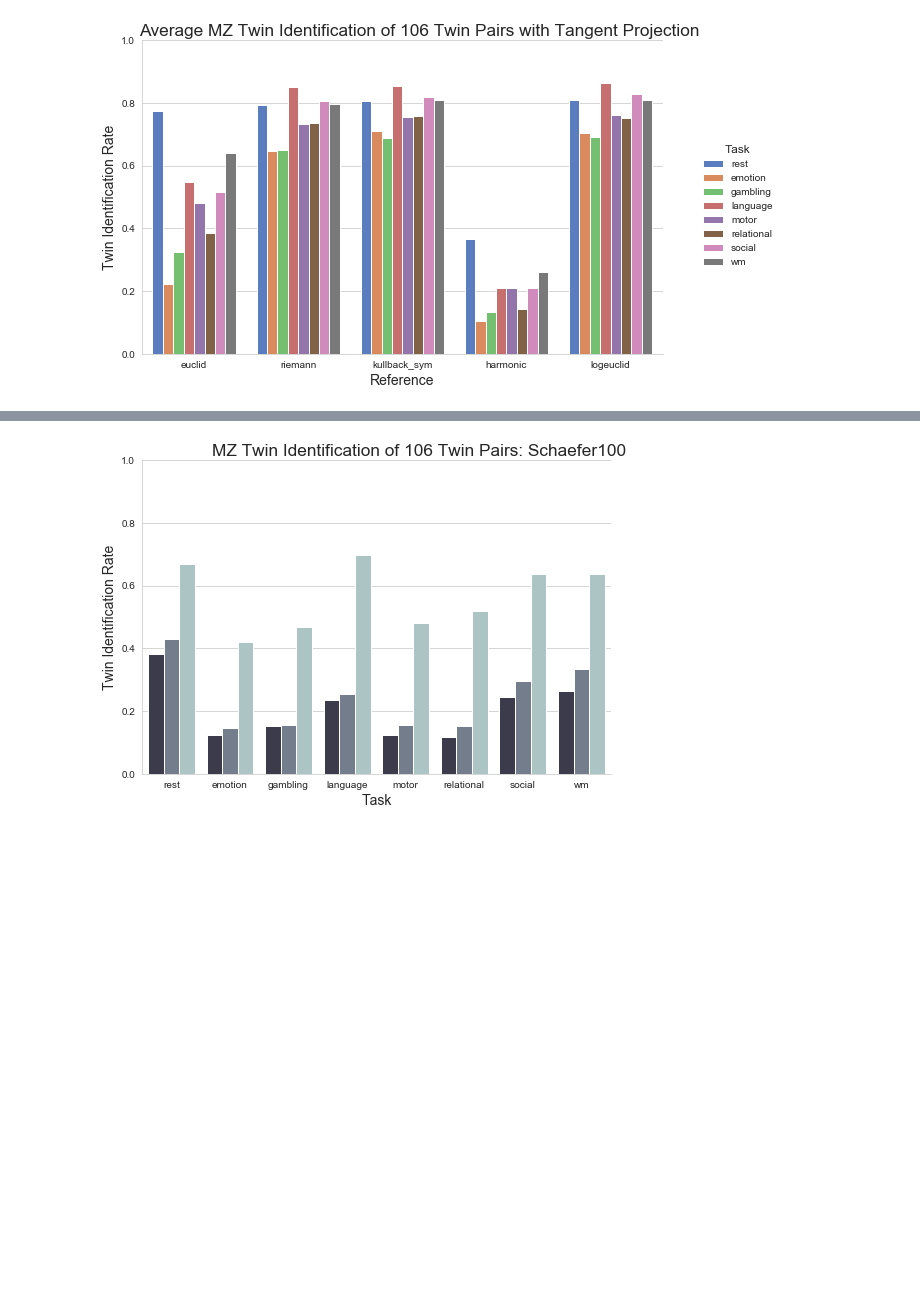
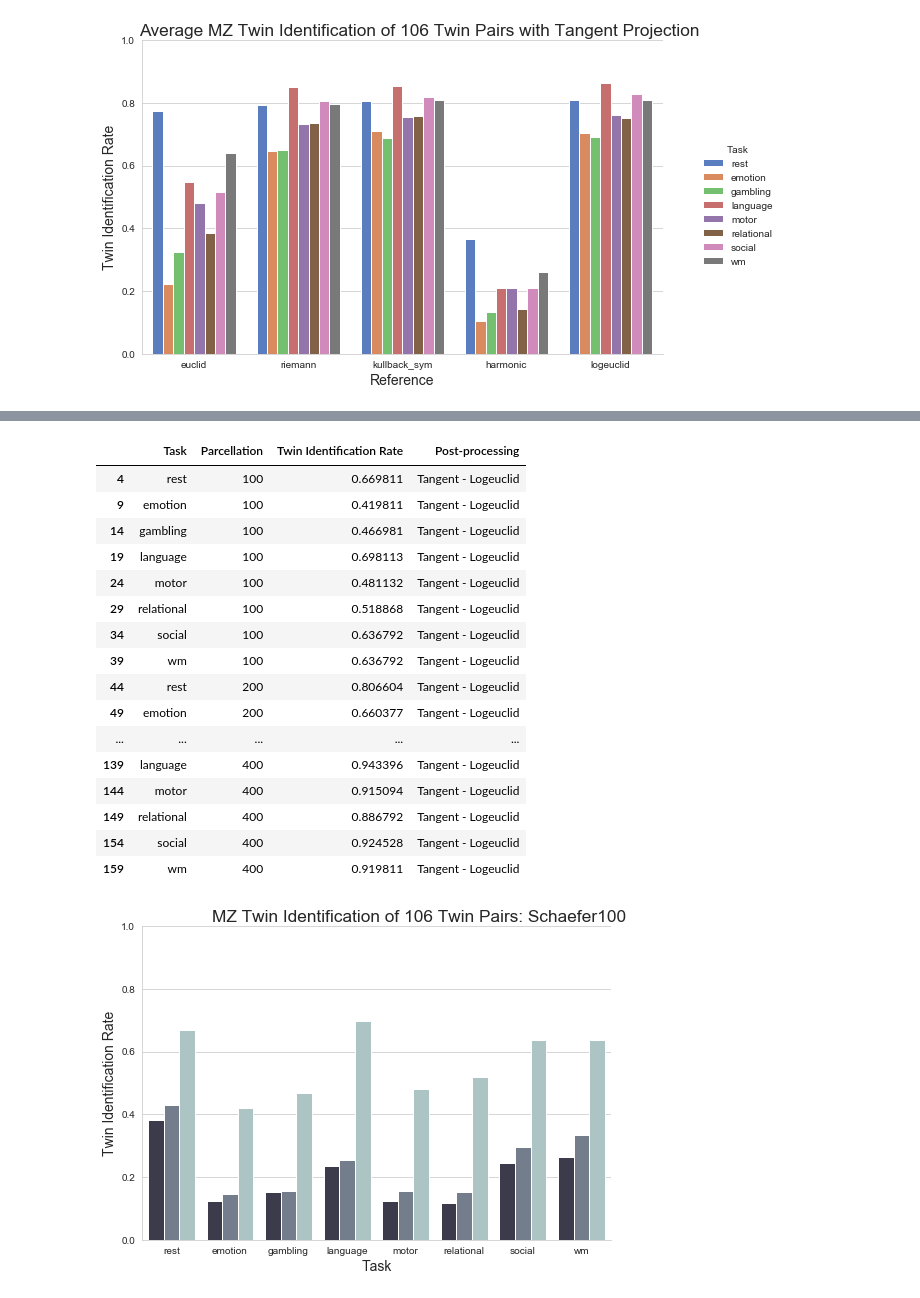
Before and after one commit to mwang29/fmri_learning, a Jupyter notebook: results/Data Visualizations.ipynb, the cells around one changed output, grey strips where cells are left out. Saved outputs shown, nothing was run; the diff lists cells and outputs as text; code cells hidden in the pictures; blank space fills up the shorter version.

```diff
--- a/results/Data Visualizations.ipynb
+++ b/results/Data Visualizations.ipynb
@@ -557,3 +560,23 @@ See the caveats in the documentation: https://pandas.pydata.org/pandas-docs/stab
+# %%
+df_logeuclid
+# %% [output]
+|  | Task | Parcellation | Twin Identification Rate | Post-processing |
+| 4 | rest | 100 | 0.669811 | Tangent - Logeuclid |
+| 9 | emotion | 100 | 0.419811 | Tangent - Logeuclid |
+| 14 | gambling | 100 | 0.466981 | Tangent - Logeuclid |
+| 19 | language | 100 | 0.698113 | Tangent - Logeuclid |
+| 24 | motor | 100 | 0.481132 | Tangent - Logeuclid |
+| 29 | relational | 100 | 0.518868 | Tangent - Logeuclid |
+| 34 | social | 100 | 0.636792 | Tangent - Logeuclid |
+| 39 | wm | 100 | 0.636792 | Tangent - Logeuclid |
+| 44 | rest | 200 | 0.806604 | Tangent - Logeuclid |
+| 49 | emotion | 200 | 0.660377 | Tangent - Logeuclid |
+| ... | ... | ... | ... | ... |
+| 139 | language | 400 | 0.943396 | Tangent - Logeuclid |
+| 144 | motor | 400 | 0.915094 | Tangent - Logeuclid |
+| 149 | relational | 400 | 0.886792 | Tangent - Logeuclid |
+| 154 | social | 400 | 0.924528 | Tangent - Logeuclid |
+| 159 | wm | 400 | 0.919811 | Tangent - Logeuclid |
 # %%
 df100 = df4[df4['Parcellation'] == '100']
 df200 = df4[df4['Parcellation'] == '200']
```
Also changed, not shown: parts of 13 cells of this notebook, 16 other files.
